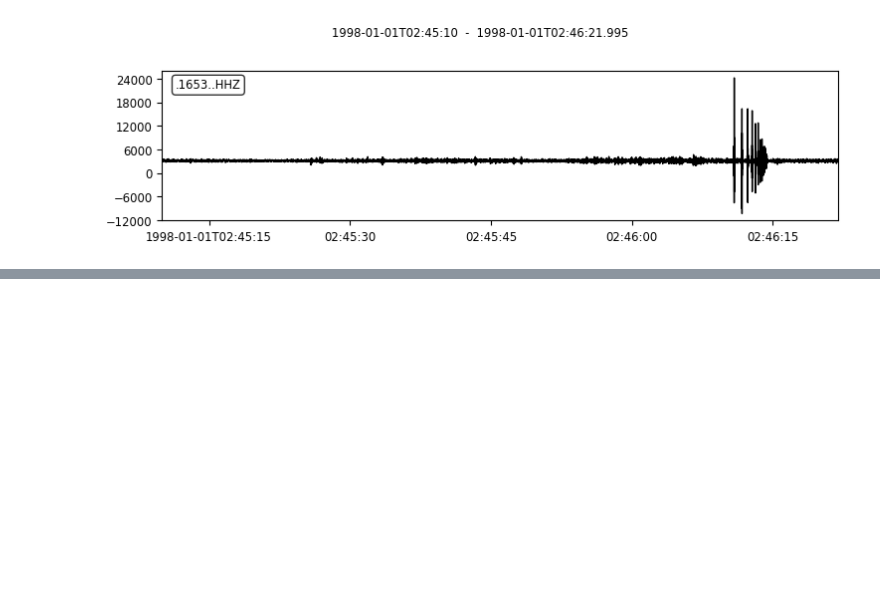
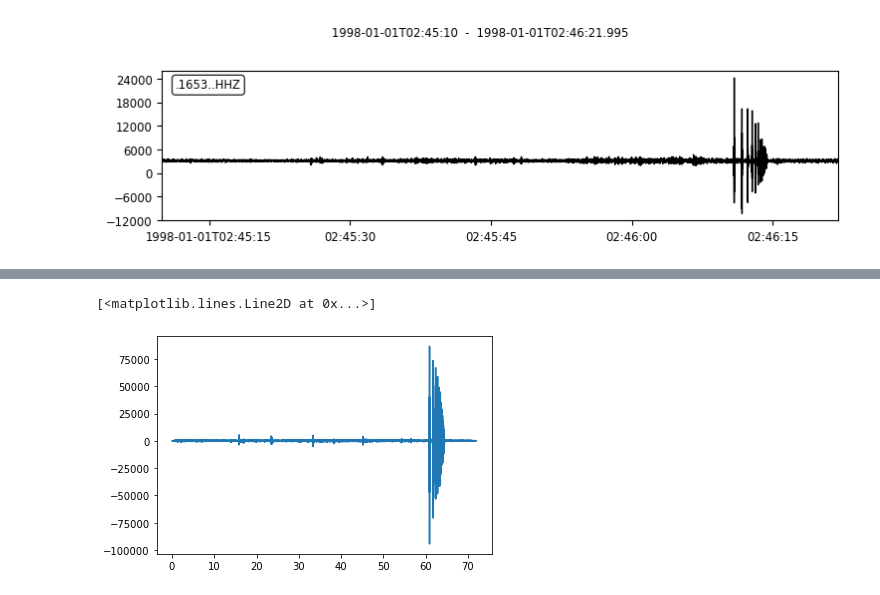
Before and after one commit to AdoringStarling/seismo-context, a Jupyter notebook: prueba.ipynb, the cells around one changed output, grey strips where cells are left out. Saved outputs shown, nothing was run; the diff lists cells and outputs as text; code cells hidden in the pictures; blank space fills up the shorter version.

```diff
--- a/prueba.ipynb
+++ b/prueba.ipynb
@@ -15,0 +27,5 @@ tr.remove_response(inventory=inv, pre_filt=pre_filt, output="ACC", plot=True) #D
+# %%
+plt.plot(t,tr.data)
+# %% [output]
+[<matplotlib.lines.Line2D at 0x...>]
+[figure, added]
```
Also changed, not shown: parts of 6 cells of this notebook.
